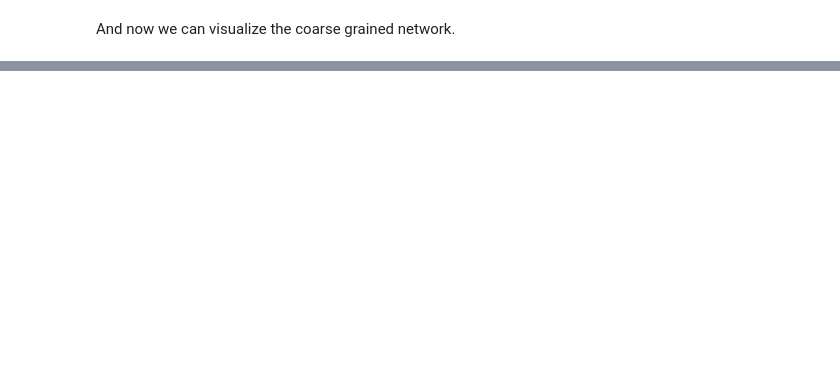
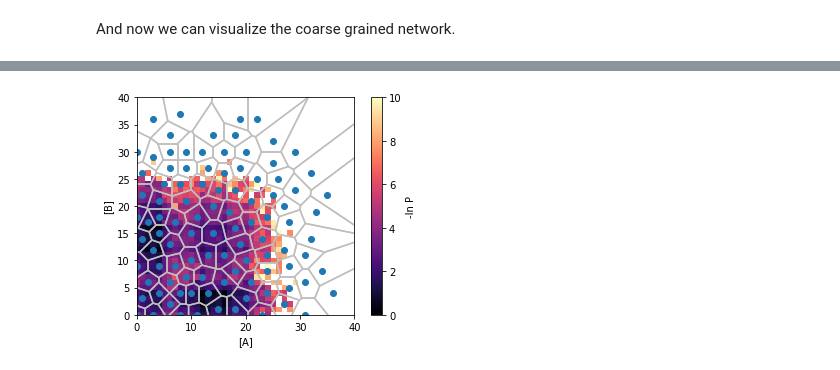
Before and after one commit to ASinanSaglam/WESTPA_Workshop_2018_Saglam, a Jupyter notebook: analysis/analysis_test.ipynb, the cells around one changed output, grey strips where cells are left out. Drawn from its saved outputs; the diff is of its cells as text; code cells hidden in the pictures; blank space fills up the shorter version.

Commit message:
Got voronoi bins plotting working

```diff
--- a/analysis/analysis_test.ipynb
+++ b/analysis/analysis_test.ipynb
@@ -431,0 +432,20 @@ plt.show()
+# %%
+im = plt.imshow(lnp, cmap=plt.get_cmap("magma"), vmax=10)
+_ = plt.colorbar(im, label="-ln P")
+# Overlay voronoi bins
+# Taken from @synapticarbors on GitHub, see analysis_helper.py for details
+X = bin_labels[:,0]
+Y = bin_labels[:,1]
+plt.scatter(X,Y)
+segments = ahelper.voronoi(X,Y)
+lines = matplotlib.collections.LineCollection(segments, color='0.75')
+axes = plt.gca()
+axes.add_collection(lines)
+# done
+plt.xlim(0,40)
+plt.ylim(0,40)
+plt.xlabel("[A]")
+plt.ylabel("[B]")
+plt.show()
+# %% [output]
+[figure, added]
```
Also changed, not shown: parts of 2 cells of this notebook, 1 other file.
